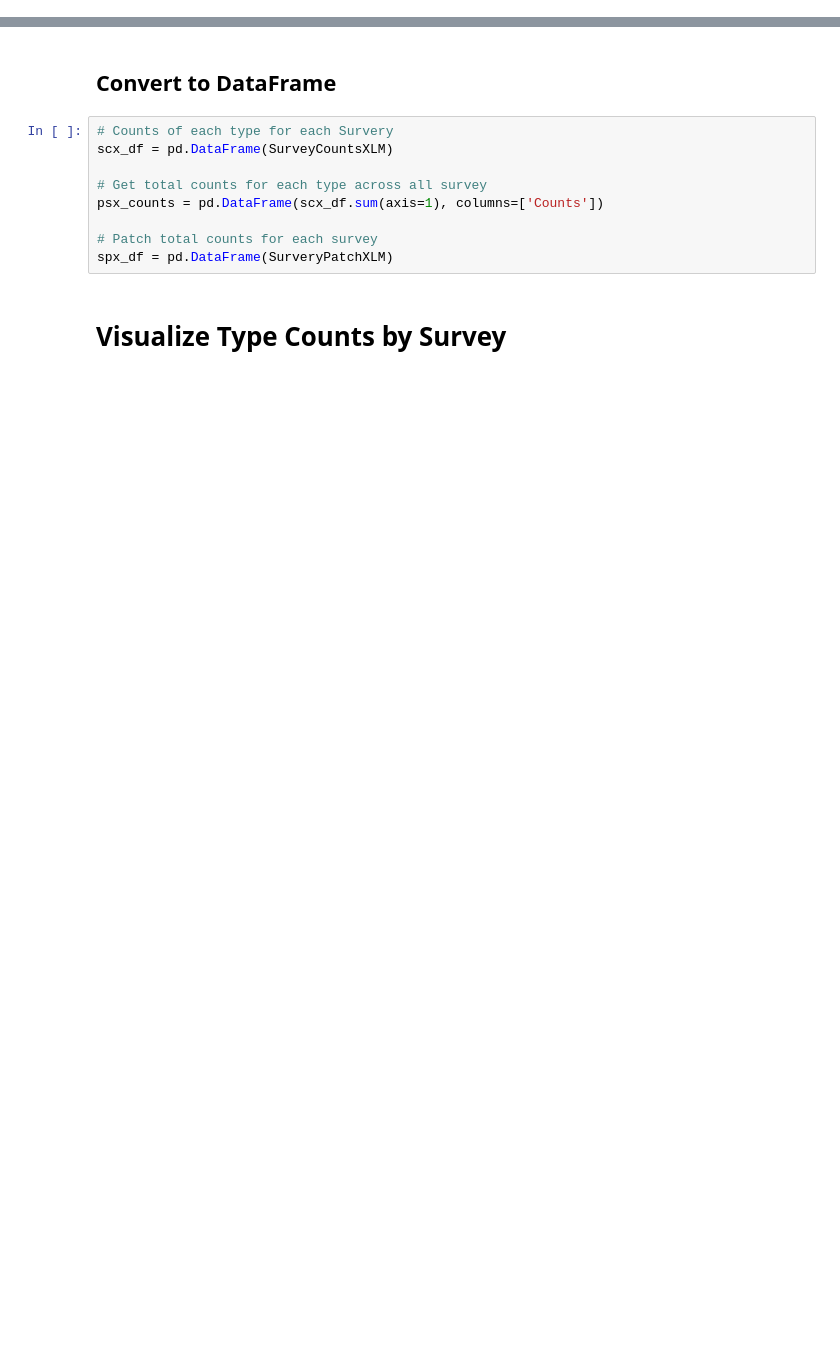
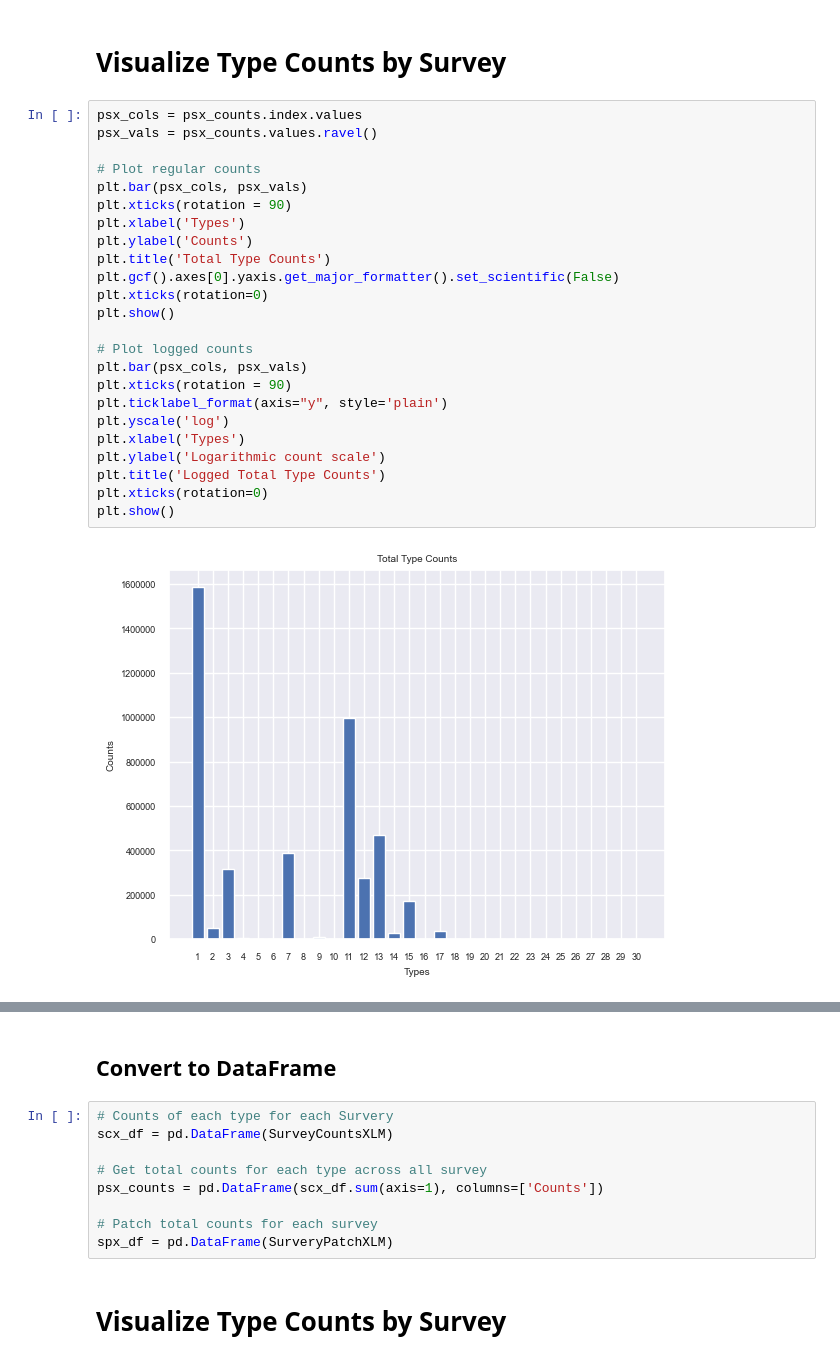
Before and after one commit to NovakLab-EECS/OR_Intertidal_ExpPatch_ImageAnalysis-2, a Jupyter notebook: Train - Analysis.ipynb, the cells around one changed output, grey strips where cells are left out. Cells and saved outputs as stored; diff of their text form; blank space fills up the shorter version.

```diff
--- a/Train - Analysis.ipynb
+++ b/Train - Analysis.ipynb
@@ -52,0 +229,28 @@ def NPparseLocXML(imageXMLPath: str) -> dict:
+# %% [markdown]
+# Visualize Type Counts by Survey
+# %%
+psx_cols = psx_counts.index.values
+psx_vals = psx_counts.values.ravel()
+
+# Plot regular counts
+plt.bar(psx_cols, psx_vals)
+plt.xticks(rotation = 90)
+plt.xlabel('Types')
+plt.ylabel('Counts')
+plt.title('Total Type Counts')
+plt.gcf().axes[0].yaxis.get_major_formatter().set_scientific(False)
+plt.xticks(rotation=0)
+plt.show()
+
+# Plot logged counts
+plt.bar(psx_cols, psx_vals)
+plt.xticks(rotation = 90)
+plt.ticklabel_format(axis="y", style='plain')
+plt.yscale('log')
+plt.xlabel('Types')
+plt.ylabel('Logarithmic count scale')
+plt.title('Logged Total Type Counts')
+plt.xticks(rotation=0)
+plt.show()
+# %% [output]
+[figure, added]
```
Also changed, not shown: parts of 30 cells of this notebook.
